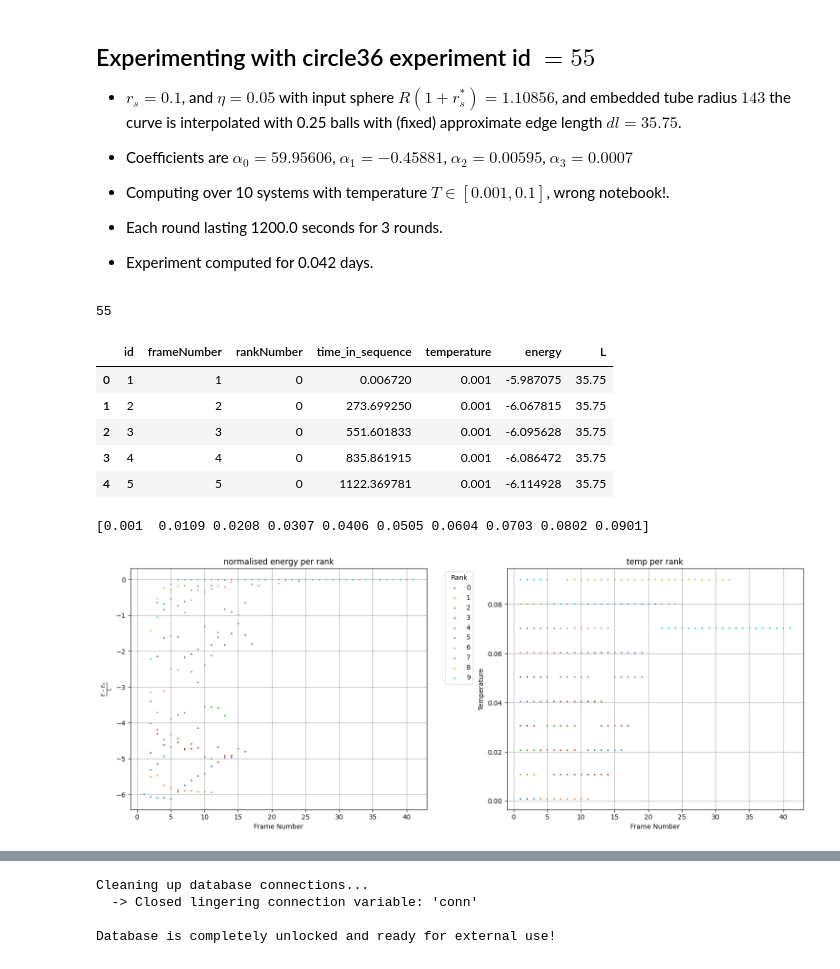
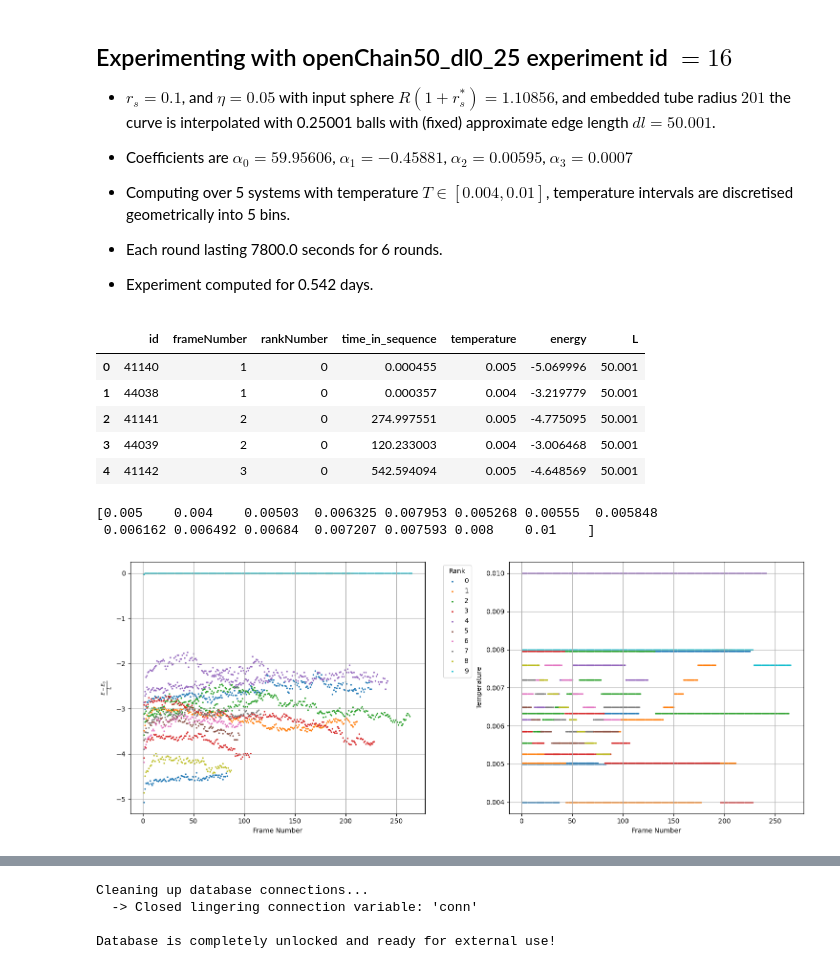
Before and after one commit to rhocoles/disSolve, a Jupyter notebook: tools/evaluate_experiment.ipynb, the cells around one changed output, grey strips where cells are left out. Saved outputs shown, nothing was run; the diff lists cells and outputs as text; code cells hidden in the pictures.

Commit message:
geometryClass refactor + evaluation by experimentID, keep read-only db connect

```diff
--- a/tools/evaluate_experiment.ipynb
+++ b/tools/evaluate_experiment.ipynb
@@ -3,3 +1,6 @@ name = "circle36"
+# %%
+name = "openChain50_dl0_25"
+experimentID=0
 # %%
 import sqlite3
 import pandas as pd
@@ -13,14 +14,15 @@ DB_FILE = name+".db"
 DB_FILE_ro = "file:"+name+".db?mode=ro"
 # %%
 conn = sqlite3.connect(DB_FILE_ro, uri=True)
-query_metadata = """
+query_metadata = f"""
 SELECT id, startDate, completionDate, computerName, size, rs, eta, prefactors, T_bot, T_top, temperature_description, number_of_rounds, allgather_time
 FROM _experiments
-ORDER BY startDate DESC
-LIMIT 1
+WHERE id = {experimentID}
 """
 df_exp = pd.read_sql_query(query_metadata, conn)
-experimentID = int(df_exp['id'].iloc[0])#df_exp is one row so iloc[0], for last row of query df_exp use iloc[-1]
+experimentID_check = int(df_exp['id'].iloc[0])#df_exp is one row so iloc[0], for last row of query df_exp use iloc[-1]
+if experimentID_check!=experimentID:
+    print("this is all highly irritating: wrong experimentID")
 size = df_exp['size'].iloc[0]
 overlapRatio = df_exp['rs'].iloc[0]
 eta = df_exp['eta'].iloc[0]
@@ -33,8 +35,7 @@ seconds_between_rounds = df_exp['allgather_time'].iloc[0]
 startDate = df_exp['startDate'].iloc[0]
 completionDate = df_exp['completionDate'].iloc[0]
 if temperature_description =='linear':
-    temp_of_bin = lambda i : round(T_bot + ((T_top - T_bot)/size)*i, 6)
-    temperature_description_string = ' temperature intervals are discretised linearly into '+str(size)+' bins'
+    temperature_description_string = ' wrong notebook!'
 elif temperature_description =='geometric':
     temp_of_bin = lambda i : round(T_bot*pow((T_top/T_bot), i/(size-1)), 6)
     temperature_description_string = ' temperature intervals are discretised geometrically into '+str(size)+' bins'
@@ -67,21 +68,17 @@ MARKDOWN='''## Experimenting with '''+name+''' experiment id $='''+str(experimen
 - Experiment computed for '''+str(round((number_of_rounds*seconds_between_rounds)/(60*60*24), 3))+''' days.'''
 md(MARKDOWN, raw=True)
 # %% [output]
-## Experimenting with circle36 experiment id $=55$
+## Experimenting with openChain50_dl0_25 experiment id $=16$
 
-- $r_{s} = 0.1$, and  $\eta =0.05$ with input sphere $R(1 + r_{s}^{*}) = 1.10856$, and embedded tube radius $143$ the curve is interpolated with 0.25 balls with (fixed) approximate edge length $dl=35.75$.
+- $r_{s} = 0.1$, and  $\eta =0.05$ with input sphere $R(1 + r_{s}^{*}) = 1.10856$, and embedded tube radius $201$ the curve is interpolated with 0.25001 balls with (fixed) approximate edge length $dl=50.001$.
 
 - Coefficients are $\alpha_{0} = 59.95606$, $\alpha_{1} = -0.45881$, $\alpha_{2} = 0.00595$, $\alpha_{3} = 0.0007$
 
-- Computing over 10 systems  with temperature $T\in[0.001,0.1]$,  wrong notebook!.
+- Computing over 5 systems  with temperature $T\in[0.004,0.01]$,  temperature intervals are discretised geometrically into 5 bins.
 
-- Each round lasting 1200.0 seconds for 3 rounds.
+- Each round lasting 7800.0 seconds for 6 rounds.
 
-- Experiment computed for 0.042 days.
+- Experiment computed for 0.542 days.
-# %%
-experimentID
-# %% [output]
-55
 # %%
 #normalised_energy = float(line[18]) # (E - E_0)/L
 def compute_normalised_energy(V, A, C, X, V_0, A_0, C_0, X_0, L):
@@ -106,33 +103,32 @@ with sqlite3.connect(DB_FILE_ro, uri=True) as conn: #closing automatically handl
 df_curves.head()
 # %% [output]
 |  | id | frameNumber | rankNumber | time_in_sequence | temperature | energy | L |
-| 0 | 1 | 1 | 0 | 0.006720 | 0.001 | -5.987075 | 35.75 |
-| 1 | 2 | 2 | 0 | 273.699250 | 0.001 | -6.067815 | 35.75 |
-| 2 | 3 | 3 | 0 | 551.601833 | 0.001 | -6.095628 | 35.75 |
-| 3 | 4 | 4 | 0 | 835.861915 | 0.001 | -6.086472 | 35.75 |
-| 4 | 5 | 5 | 0 | 1122.369781 | 0.001 | -6.114928 | 35.75 |
+| 0 | 41140 | 1 | 0 | 0.000455 | 0.005 | -5.069996 | 50.001 |
+| 1 | 44038 | 1 | 0 | 0.000357 | 0.004 | -3.219779 | 50.001 |
+| 2 | 41141 | 2 | 0 | 274.997551 | 0.005 | -4.775095 | 50.001 |
+| 3 | 44039 | 2 | 0 | 120.233003 | 0.004 | -3.006468 | 50.001 |
+| 4 | 41142 | 3 | 0 | 542.594094 | 0.005 | -4.648569 | 50.001 |
 # %%
 print(df_curves['temperature'].unique())
 # %% [output]
-[0.001  0.0109 0.0208 0.0307 0.0406 0.0505 0.0604 0.0703 0.0802 0.0901]
+[0.005    0.004    0.00503  0.006325 0.007953 0.005268 0.00555  0.005848
+ 0.006162 0.006492 0.00684  0.007207 0.007593 0.008    0.01    ]
 # %%
 fig, (ax1, ax2) = plt.subplots(1, 2, figsize=(15, 6), sharex=True)
 
 for rank, group in df_curves.groupby('rankNumber'):
     ax1.scatter(group['frameNumber'], group['energy'], s=2, label=f"{rank}")
     ax2.scatter(group['frameNumber'], group['temperature'], s=2, label=f"{rank}")
 
 ax1.set_ylabel(r"$\frac{E - E_{0}}{L}$")
 ax1.set_xlabel("Frame Number")
-ax1.set_title("normalised energy per rank")
 ax1.grid()
 ax1.legend(title="Rank", bbox_to_anchor=(1.05, 1), loc='upper left')
 
 ax2.set_xlabel("Frame Number")
 ax2.set_ylabel("Temperature")
-ax2.set_title("temp per rank")
 ax2.grid()
 
 plt.tight_layout()
 # %% [output]
-[figure, old version]
+[figure, new version]
```
Also changed, not shown: parts of 6 cells of this notebook, 5 other files.
